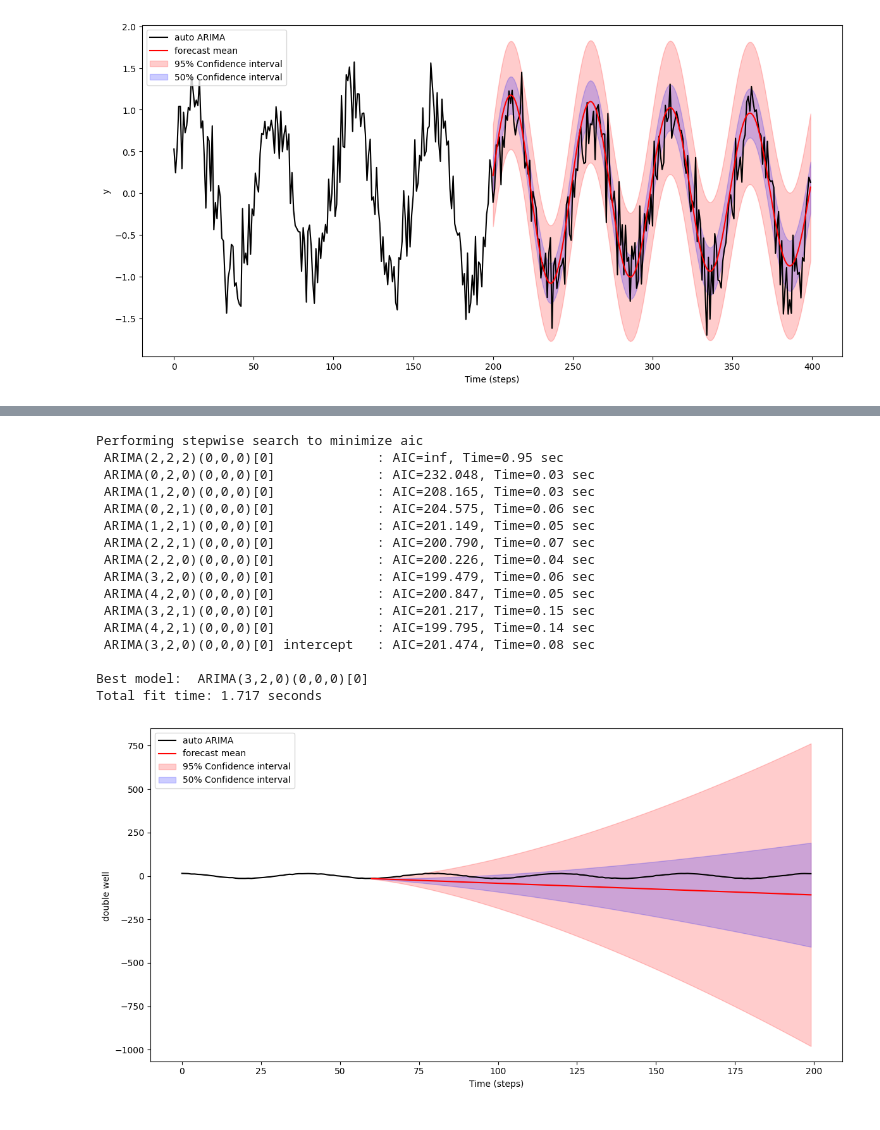
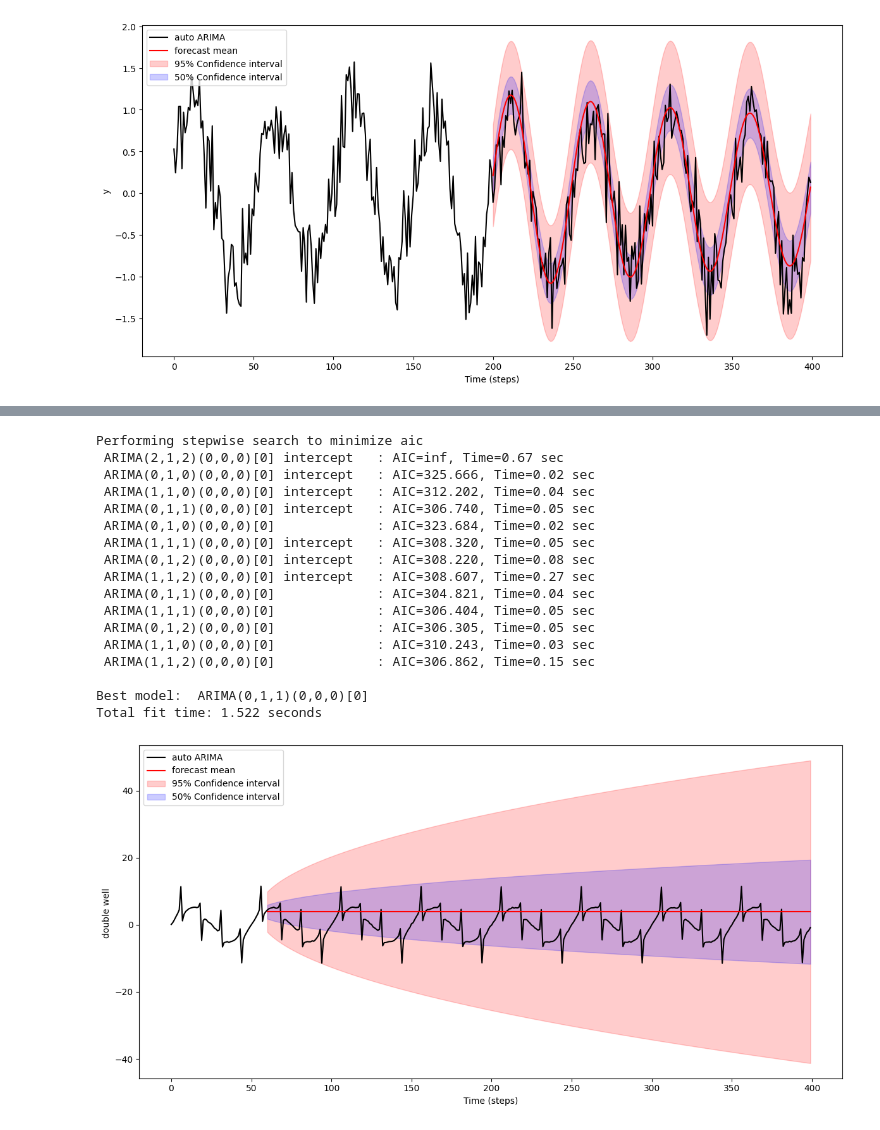
Before and after one commit to 12Mahmud99/ARIMA, a Jupyter notebook: auto_arima.ipynb, the cells around one changed output, grey strips where cells are left out. Saved outputs shown, nothing was run; the diff lists cells and outputs as text; code cells hidden in the pictures.

```diff
--- a/auto_arima.ipynb
+++ b/auto_arima.ipynb
@@ -97,14 +97,7 @@ kpss_diffs = ndiffs(train_data, alpha=0.05, test='kpss', max_d=6)
 adf_diffs = ndiffs(train_data, alpha=0.05, test='adf', max_d=6)
 n_diffs = max(adf_diffs, kpss_diffs)
 # %%
-model = auto_arima(
-    train_data,
-    seasonal=True,
-    m=1, #searon length
-    d=n_diffs,
-    suppress_warnings=True, error_action="ignore",
-    max_order=None, trace=True
-)
+model = auto_arima(train_data,d=n_diffs,suppress_warnings=True, error_action="ignore",max_order=None, trace=True)
 
 result = model.arima_res_
 
@@ -233,20 +162,14 @@ Total fit time: 19.277 seconds
 # %%
-singal=14*np.cos(np.linspace(0, 20*np.pi, 200))+0.8*np.random.randn(200)
-data = pd.Series(singal)
-split=60
+signal = 5*np.sin(2*np.pi*t/50)+0.5*np.tan(2*np.pi*t/25)+0.1*np.random.randn(n)
+data = pd.Series(signal)
+split=150
 train_data = data.iloc[:split]
 
 kpss_diffs = ndiffs(train_data, alpha=0.05, test='kpss', max_d=6)
 adf_diffs = ndiffs(train_data, alpha=0.05, test='adf', max_d=6)
 n_diffs = max(adf_diffs, kpss_diffs)
 
-model = auto_arima(
-    train_data,
-    seasonal=True,
-    d=n_diffs,
-    suppress_warnings=True, error_action="ignore",
-    max_order=None, trace=True
-)
+model = auto_arima(train_data,seasonal=True,d=n_diffs,suppress_warnings=True, error_action="ignore",max_order=None, trace=True)
 
 result = model.arima_res_
 
@@ -262,45 +185,46 @@ sims = []
 for _ in range(n_sim):
     sim = result.simulate(nsimulations=steps)
     sim.index = test.index
     sims.append(sim)
 
 plt.figure(figsize=(12, 6))
 
 #num_trajs=4
 #for _ in range(num_trajs):
 #    plt.plot(data.index, x[np.random.randint(0,num_of_simulations)].detach().cpu().numpy(), color="black", label="auto ARIMA")
 
 plt.plot(data.index, data, color="black", label="auto ARIMA")
 plt.plot(test.index,forecast_res.predicted_mean,color="red",label="forecast mean")
 
 for sim in sims:
     plt.plot(sim.index,sim,color="orange",alpha=0.5,label="Simulations" if n_sim == 1 else None)
 
 plt.fill_between(ci.index, ci.iloc[:, 0], ci.iloc[:, 1],color="red",alpha=0.2,label="95% Confidence interval")
 
 ci50 = forecast_res.conf_int(alpha=0.5)
 ci50.index = test.index
 plt.fill_between(ci50.index, ci50.iloc[:, 0], ci50.iloc[:, 1],color="blue",alpha=0.2,label="50% Confidence interval")
 plt.xlabel("Time (steps)")
 plt.ylabel("double well ")
 plt.legend()
 plt.tight_layout()
 plt.show()
 # %% [output]
 Performing stepwise search to minimize aic
- ARIMA(2,2,2)(0,0,0)[0]             : AIC=inf, Time=0.95 sec
- ARIMA(0,2,0)(0,0,0)[0]             : AIC=232.048, Time=0.03 sec
- ARIMA(1,2,0)(0,0,0)[0]             : AIC=208.165, Time=0.03 sec
- ARIMA(0,2,1)(0,0,0)[0]             : AIC=204.575, Time=0.06 sec
- ARIMA(1,2,1)(0,0,0)[0]             : AIC=201.149, Time=0.05 sec
- ARIMA(2,2,1)(0,0,0)[0]             : AIC=200.790, Time=0.07 sec
- ARIMA(2,2,0)(0,0,0)[0]             : AIC=200.226, Time=0.04 sec
- ARIMA(3,2,0)(0,0,0)[0]             : AIC=199.479, Time=0.06 sec
- ARIMA(4,2,0)(0,0,0)[0]             : AIC=200.847, Time=0.05 sec
- ARIMA(3,2,1)(0,0,0)[0]             : AIC=201.217, Time=0.15 sec
- ARIMA(4,2,1)(0,0,0)[0]             : AIC=199.795, Time=0.14 sec
- ARIMA(3,2,0)(0,0,0)[0] intercept   : AIC=201.474, Time=0.08 sec
+ ARIMA(2,1,2)(0,0,0)[0] intercept   : AIC=inf, Time=0.67 sec
+ ARIMA(0,1,0)(0,0,0)[0] intercept   : AIC=325.666, Time=0.02 sec
+ ARIMA(1,1,0)(0,0,0)[0] intercept   : AIC=312.202, Time=0.04 sec
+ ARIMA(0,1,1)(0,0,0)[0] intercept   : AIC=306.740, Time=0.05 sec
+ ARIMA(0,1,0)(0,0,0)[0]             : AIC=323.684, Time=0.02 sec
+ ARIMA(1,1,1)(0,0,0)[0] intercept   : AIC=308.320, Time=0.05 sec
+ ARIMA(0,1,2)(0,0,0)[0] intercept   : AIC=308.220, Time=0.08 sec
+ ARIMA(1,1,2)(0,0,0)[0] intercept   : AIC=308.607, Time=0.27 sec
+ ARIMA(0,1,1)(0,0,0)[0]             : AIC=304.821, Time=0.04 sec
+ ARIMA(1,1,1)(0,0,0)[0]             : AIC=306.404, Time=0.05 sec
+ ARIMA(0,1,2)(0,0,0)[0]             : AIC=306.305, Time=0.05 sec
+ ARIMA(1,1,0)(0,0,0)[0]             : AIC=310.243, Time=0.03 sec
+ ARIMA(1,1,2)(0,0,0)[0]             : AIC=306.862, Time=0.15 sec
 
-Best model:  ARIMA(3,2,0)(0,0,0)[0]
-Total fit time: 1.717 seconds
+Best model:  ARIMA(0,1,1)(0,0,0)[0]
+Total fit time: 1.522 seconds
-[figure, old version]
+[figure, new version]
```
Also changed, not shown: parts of 2 cells of this notebook.
